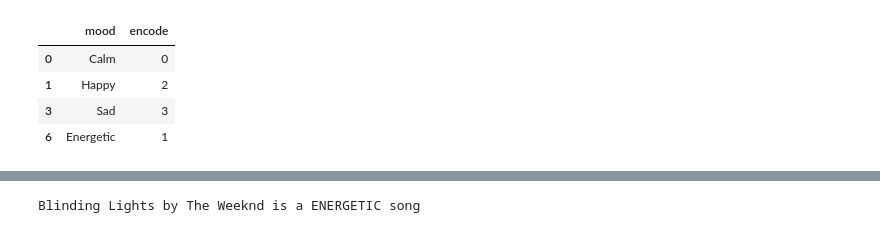
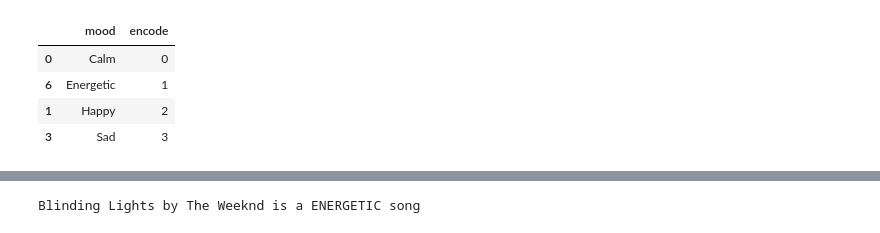
Before and after one commit to cristobalvch/Spotify-Machine-Learning, a Jupyter notebook: Keras-Classification.ipynb, the cells around one changed output, grey strips where cells are left out. Saved outputs shown, nothing was run; the diff lists cells and outputs as text; code cells hidden in the pictures.

```diff
--- a/Keras-Classification.ipynb
+++ b/Keras-Classification.ipynb
@@ -31,23 +31,23 @@ Y = df['mood']
 # %%
 #Encodethe categories
 encoder = LabelEncoder()
 encoder.fit(Y)
 encoded_y = encoder.transform(Y)
 
 
 #Convert to  dummy (Not necessary in my case)
 dummy_y = np_utils.to_categorical(encoded_y)
 
 X_train,X_test,Y_train,Y_test = train_test_split(X,encoded_y,test_size=0.2,random_state=15)
 
-target = pd.DataFrame({'mood':df['mood'].tolist(),'encode':encoded_y}).drop_duplicates()
+target = pd.DataFrame({'mood':df['mood'].tolist(),'encode':encoded_y}).drop_duplicates().sort_values(['encode'],ascending=True)
 target
 # %% [output]
 |  | mood | encode |
 | 0 | Calm | 0 |
+| 6 | Energetic | 1 |
 | 1 | Happy | 2 |
 | 3 | Sad | 3 |
-| 6 | Energetic | 1 |
 # %%
 def base_model():
     #Create the model
```
Also changed, not shown: parts of 2 cells of this notebook.
